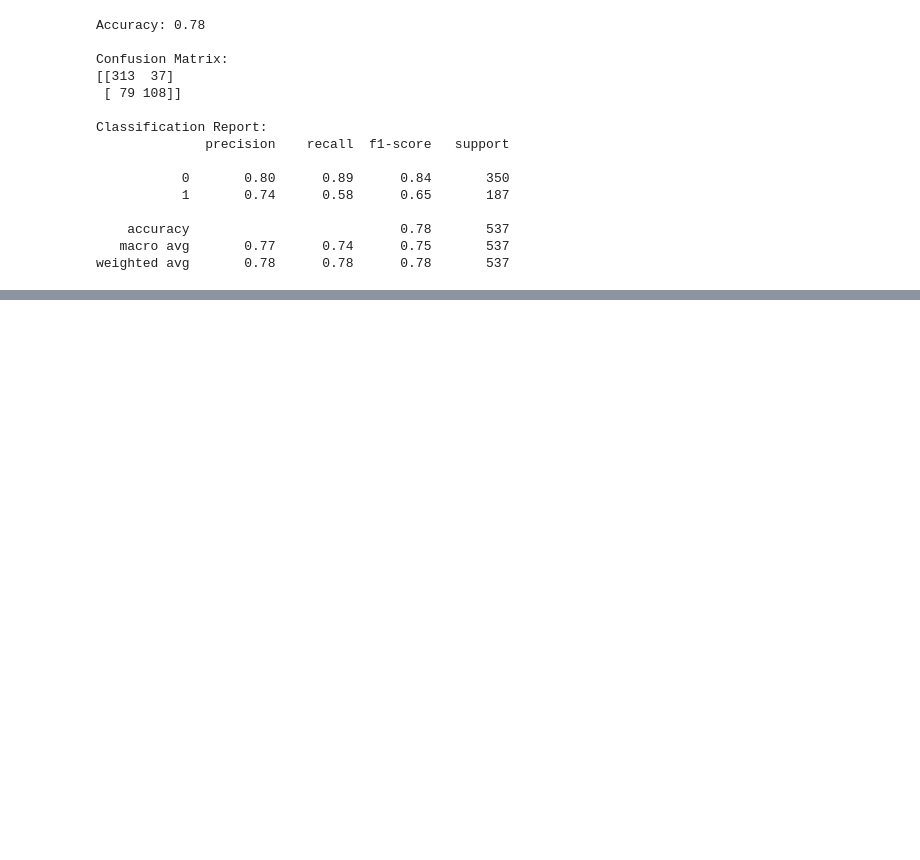
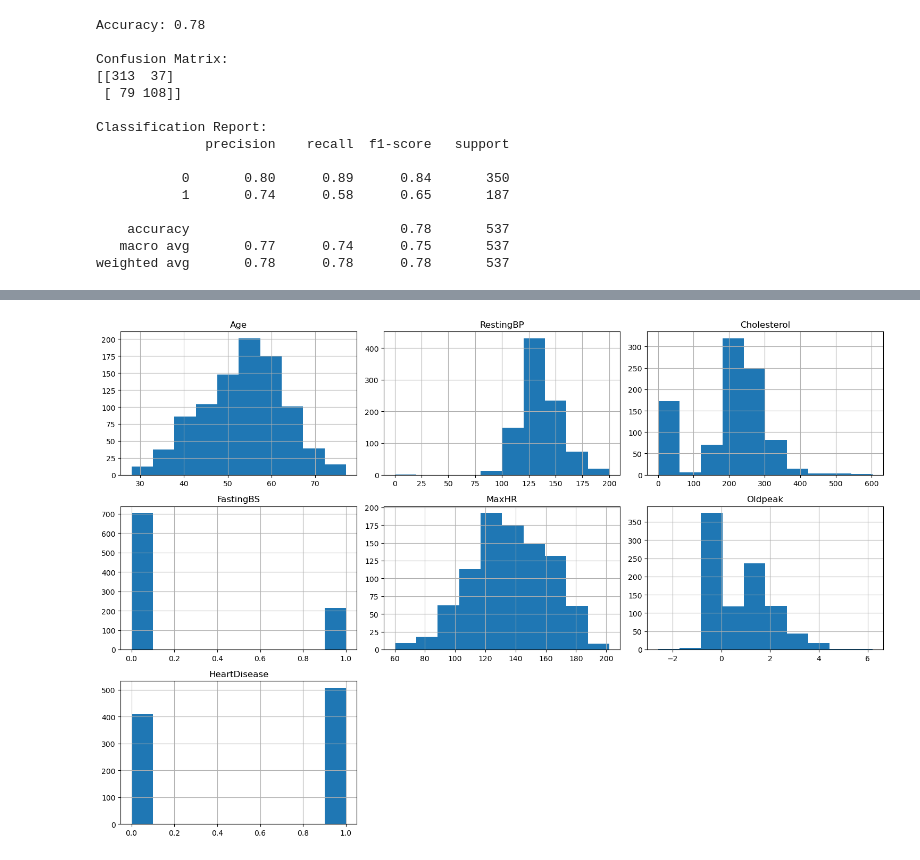
Before and after one commit to srinidhireddy786/Machine-Learning, a Jupyter notebook: Regression.ipynb, the cells around one changed output, grey strips where cells are left out. Saved outputs shown, nothing was run; the diff lists cells and outputs as text; code cells hidden in the pictures; blank space fills up the shorter version.

```diff
--- a/Regression.ipynb
+++ b/Regression.ipynb
@@ -468,0 +615,6 @@ weighted avg       0.78      0.78      0.78       537
+# %%
+df.hist(figsize=(15,10))
+plt.tight_layout()
+plt.show()
+# %% [output]
+[figure, added]
```
Also changed, not shown: parts of 30 cells of this notebook, 2 other files.
